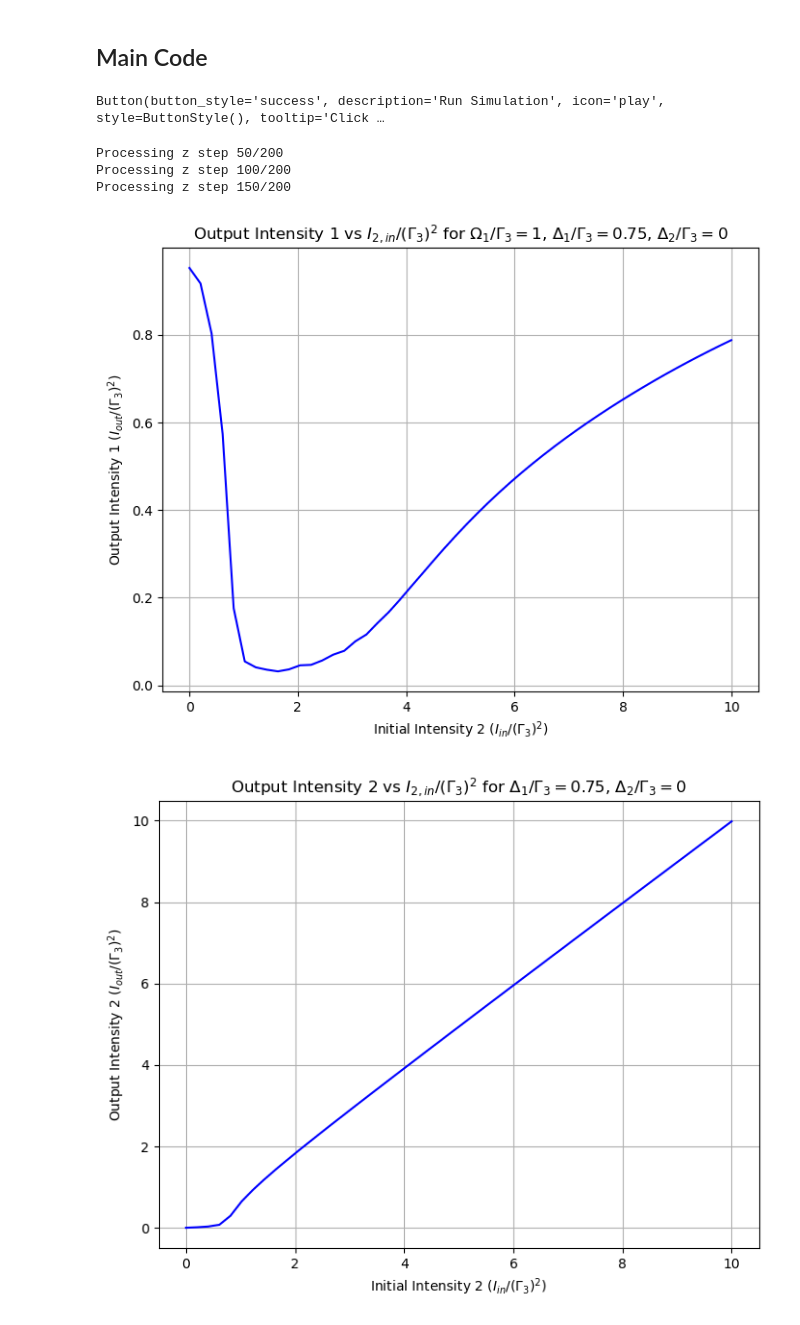
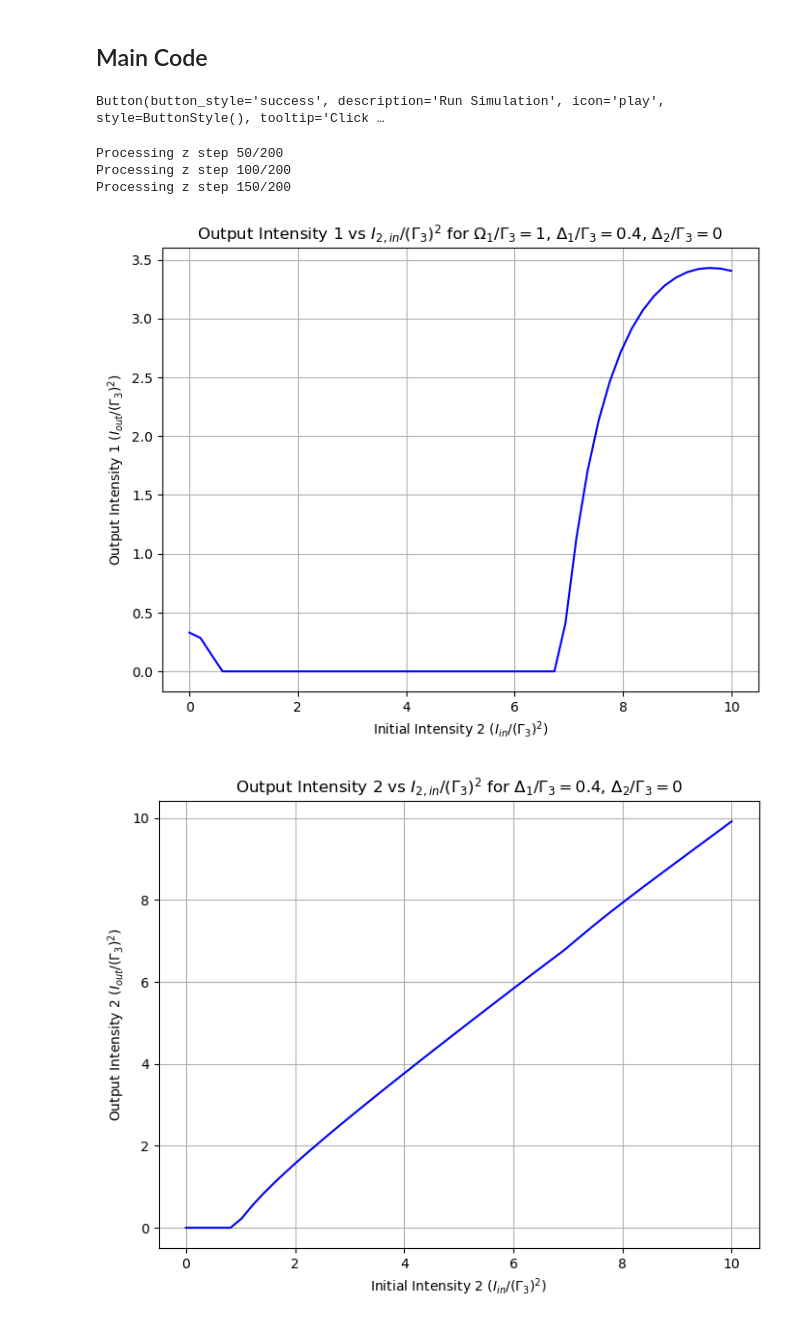
Before and after one commit to AndersonXu99/AONN-Nonlinearity, a Jupyter notebook: dev/Ruben/EIT_HotAtomCase_Dallas.ipynb, the cells around one changed output. Saved outputs shown, nothing was run; the diff lists cells and outputs as text; code cells hidden in the pictures.

```diff
--- a/dev/Ruben/EIT_HotAtomCase_Dallas.ipynb
+++ b/dev/Ruben/EIT_HotAtomCase_Dallas.ipynb
@@ -35,14 +35,26 @@ z = 0.0001    # Step size in meters
 
 k_b = 1.380649e-23     # Boltzmann constant (m^2 kg s^-2 K^-1)
 m = 1.41e-25           # Mass of the particle (kg)
-T = 300               # Temperature (K)
-#OD = 1.565e16*L*(2 * (np.pi)**2 * np.abs(mu_13)**2) / (hbar * epsilon_0 * w_1 * lambda1) * np.sqrt(m * c**2 / (2 * np.pi * k_b * T))
-#print(OD)
+T = 373               # Temperature (K)
 
 OD_0 = 10
 N = OD_0 * (1 / ((2 * (np.pi)**2 * np.abs(mu_13)**2) / (hbar * epsilon_0 * w_1 * lambda1) * np.sqrt(m * c**2 / (2 * np.pi * k_b * T)) * L))
 
-print("{:.2e}".format(N))
+print("N = {:.2e}".format(N))
+
+if T > (273 + 39.31):
+    P = 10**(15.88253 - 4529.635/T + 0.00058663*T - 2.99138*np.log10(T))
+
+else:
+    P = 10**(-94.04826 - 1961.258/T - 0.03771687*T + 42.57526*np.log10(T))
+
+print("Vapor Pressure: " + str(P))
+N_vapor = P * 133.32 / (k_b * T)
+OD = N_vapor*L*(2 * (np.pi)**2 * np.abs(mu_13)**2) / (hbar * epsilon_0 * w_1 * lambda1) * np.sqrt(m * c**2 / (2 * np.pi * k_b * T))
+print("N_vapor = {:.2e}".format(N_vapor))
+print("OD of vapor: " + str(OD))
+
+N = 4.76e+18
 
 # Thermal velocity standard deviation (Sigma)
 sigma = np.sqrt(k_b * T / m)
@@ -295,33 +310,33 @@ def plot_OD(Om_1: list,delta_1: list, delta_2):
     plt.show()
 
 
 # Create the button to start the simulation
 run_button = widgets.Button(
     description="Run Simulation",
     button_style='success',  # 'success', 'info', 'warning', 'danger' or '' (default)
     tooltip='Click to run the simulation',
     icon='play'
 )
 
 # Function to be triggered when the button is clicked
 def run_simulation(b):
     # Extract the current slider values
     Om_1 = 1
-    delta_1 = 0.75
+    delta_1 = 0.4
     delta_2 = 0
 
     # Call the plot_OD function with these values
     plot_OD(Om_1, delta_1, delta_2)
 
 # Attach the function to the button
 run_button.on_click(run_simulation)
 
 # Display the sliders and the button
 display(run_button)
 # %% [output]
 Button(button_style='success', description='Run Simulation', icon='play', style=ButtonStyle(), tooltip='Click …
 Processing z step 50/200
 Processing z step 100/200
 Processing z step 150/200
-[figure, old version]
+[figure, new version]
-[figure, old version]
+[figure, new version]
```
Also changed, not shown: parts of 2 cells of this notebook.
